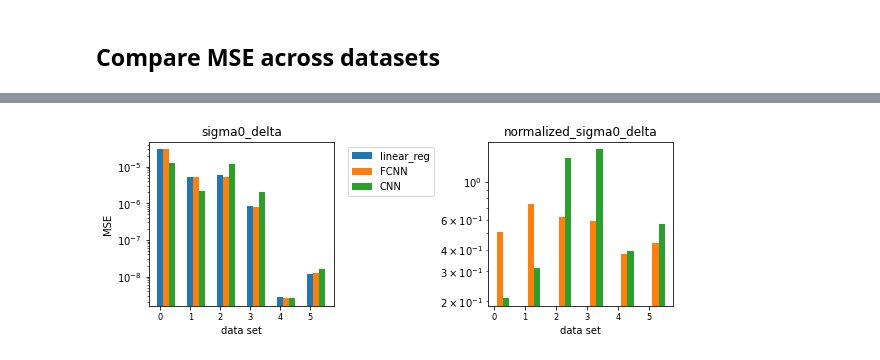
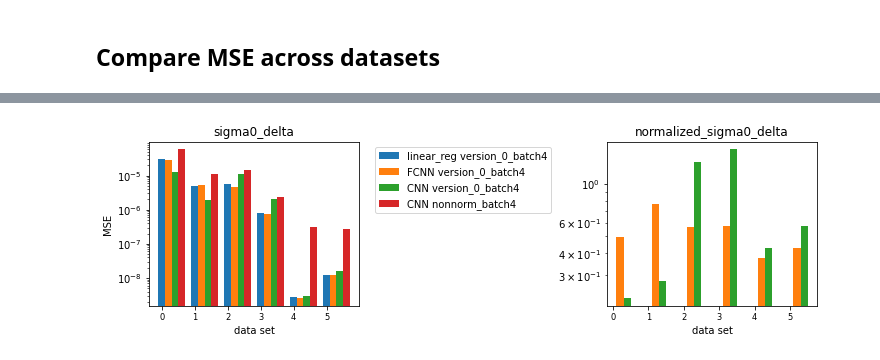
Before and after one commit to anastasiaGor/oceanDataNotebooks, a Jupyter notebook: density_ML/06-pytorch-light_cloud.ipynb, the cells around one changed output, grey strips where cells are left out. Drawn from its saved outputs; the diff is of its cells as text; code cells hidden in the pictures.

Commit message:
added experiment with normalized and non-normalized data

```diff
--- a/density_ML/06-pytorch-light_cloud.ipynb
+++ b/density_ML/06-pytorch-light_cloud.ipynb
@@ -793,0 +1011,11 @@ plt.show()
+# %%
+list_of_experiments = [exp_lin, exp1, exp2, exp3]
+# %%
+loss_vs_dataset = [dict() for i in range(len(list_of_experiments))]
+
+for i, exp in enumerate(list_of_experiments) :
+    test_dict = exp.test();
+    for feature in ['sigma0_delta', 'normalized_sigma0_delta'] :
+        if 'loss_test_'+feature+'/dataloader_idx_0' in test_dict[0] :
+            loss_vs_dataset[i][feature] = [test_dict[ds]['loss_test_'+feature+'/dataloader_idx_'+str(ds)] for ds in range(len(data_dict))]
+clear_output(wait=True)
@@ -793,0 +1083,19 @@ plt.show()
+# %%
+fig, ax = plt.subplots(1, 2, constrained_layout=True, figsize=(10, 3))
+#fig.suptitle(r'Spatial correlation coefficient averaged in time: $R(\rho_c, parametrization)$')
+x = np.arange(len(data_dict))
+bar_width = 0.2
+
+for col, feature in enumerate(['sigma0_delta', 'normalized_sigma0_delta']) :
+    for ib, exp in enumerate(list_of_experiments) :
+        if (feature in loss_vs_dataset[ib].keys()) :
+            ax[col].bar(x+ib*bar_width, loss_vs_dataset[ib][feature], width=bar_width, label=exp.label+' '+exp.version_name, \
+                        color=list(mcolors.TABLEAU_COLORS.values())[ib])
+    ax[col].set(title=feature)
+for axis in ax :
+    axis.set_xlabel('data set')
+    axis.xaxis.set_tick_params(labelsize='small')
+    axis.set(yscale='log')
+ax[0].set(ylabel='MSE')
+ax[0].legend(bbox_to_anchor=(1.05, 1), loc='upper left')
+plt.show()
@@ -832,7 +1142,7 @@ plt.show()
 # %% [markdown]
 ## Compare MSE across datasets
 # %%
-list_of_experiments = [exp_lin, exp0, exp1]
+list_of_experiments = [exp_lin, exp0, exp1, exp2]
 # %%
 loss_vs_dataset = [dict() for i in range(len(list_of_experiments))]
 # %%
@@ -894,20 +1215,21 @@ loss_test_normalized_sigma0_delta       0.3968184644799857               0.56441
 # %%
-fig, ax = plt.subplots(1, 2, constrained_layout=True, figsize=(8, 3))
+fig, ax = plt.subplots(1, 2, constrained_layout=True, figsize=(10, 3))
 #fig.suptitle(r'Spatial correlation coefficient averaged in time: $R(\rho_c, parametrization)$')
 x = np.arange(len(data_dict))
 bar_width = 0.2
 
 for col, feature in enumerate(['sigma0_delta', 'normalized_sigma0_delta']) :
     for ib, exp in enumerate(list_of_experiments) :
         if (feature in loss_vs_dataset[ib].keys()) :
-            ax[col].bar(x+ib*bar_width, loss_vs_dataset[ib][feature], width=bar_width, label=exp.label, color=list(mcolors.TABLEAU_COLORS.values())[ib])
+            ax[col].bar(x+ib*bar_width, loss_vs_dataset[ib][feature], width=bar_width, label=exp.label+' '+exp.version_name, \
+                        color=list(mcolors.TABLEAU_COLORS.values())[ib])
     ax[col].set(title=feature)
 for axis in ax :
     axis.set_xlabel('data set')
     axis.xaxis.set_tick_params(labelsize='small')
     axis.set(yscale='log')
 ax[0].set(ylabel='MSE')
 ax[0].legend(bbox_to_anchor=(1.05, 1), loc='upper left')
 plt.show()
 # %% [output]
-[figure, old version]
+[figure, new version]
```
Also changed, not shown: parts of 60 cells of this notebook.
